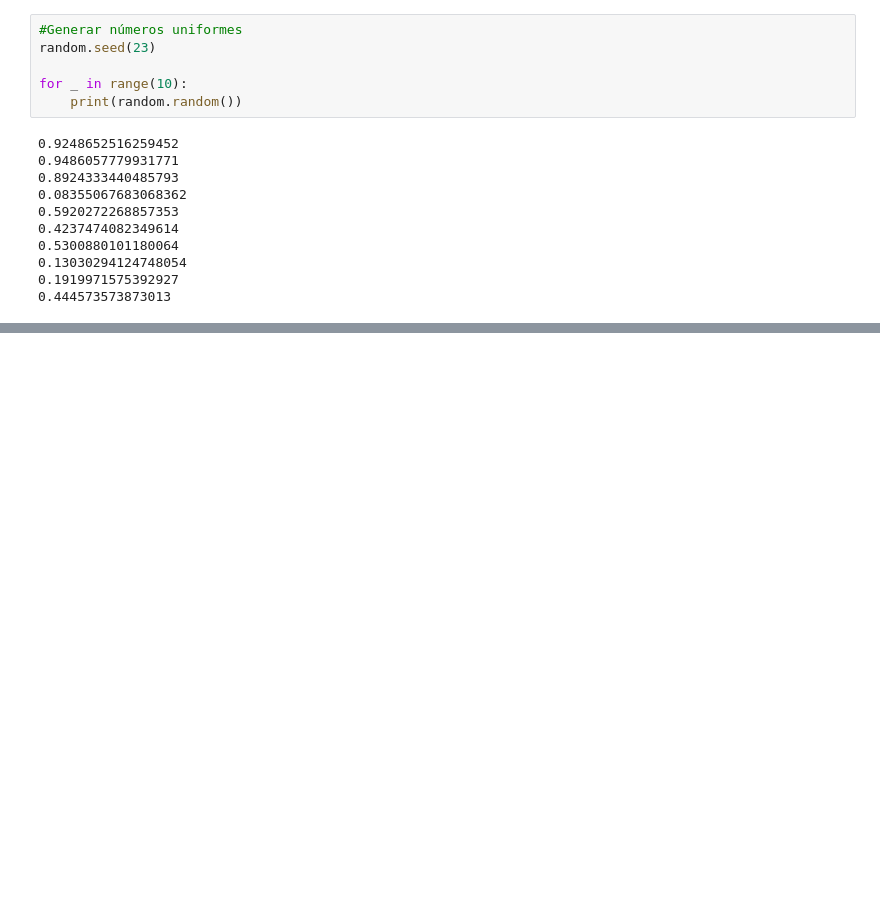
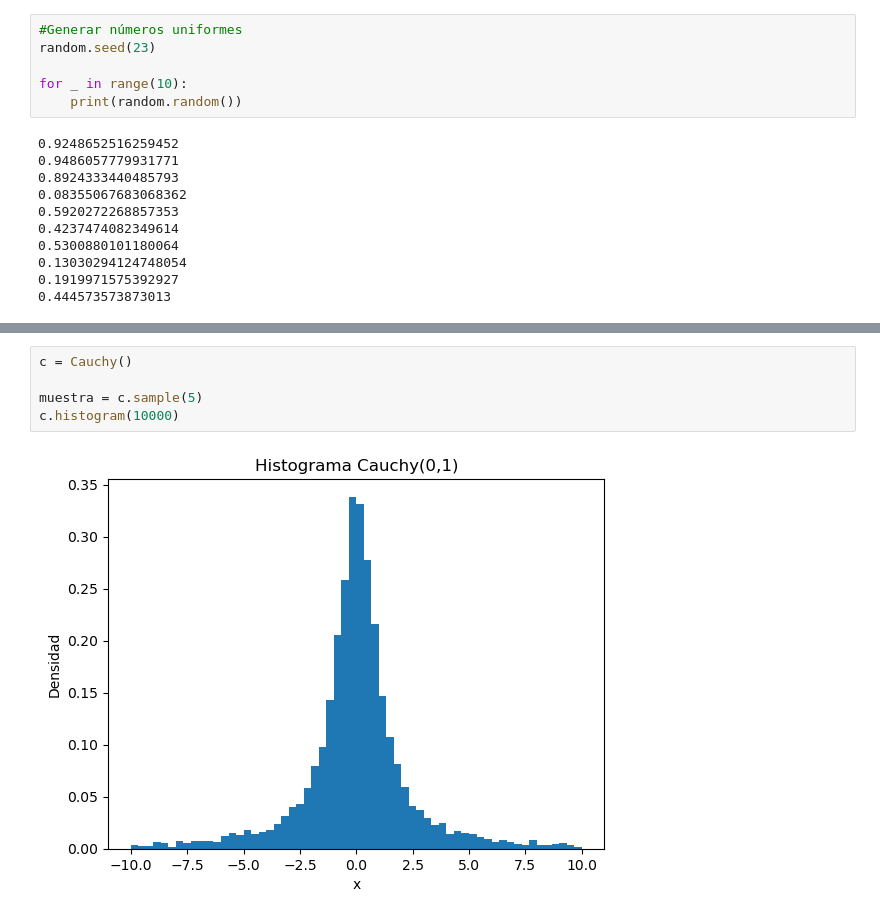
Before and after one commit to yaelrsc/Computaci-n-estad-stica-2026-2, a Jupyter notebook: Python_Repaso.ipynb, the cells around one changed output, grey strips where cells are left out. Cells and saved outputs as stored; diff of their text form; blank space fills up the shorter version.

```diff
--- a/Python_Repaso.ipynb
+++ b/Python_Repaso.ipynb
@@ -210,0 +636,7 @@ for _ in range(10):
+# %%
+c = Cauchy()
+
+muestra = c.sample(5)
+c.histogram(10000)
+# %% [output]
+[figure, added]
```
Also changed, not shown: parts of 20 cells of this notebook, 1 other file.
